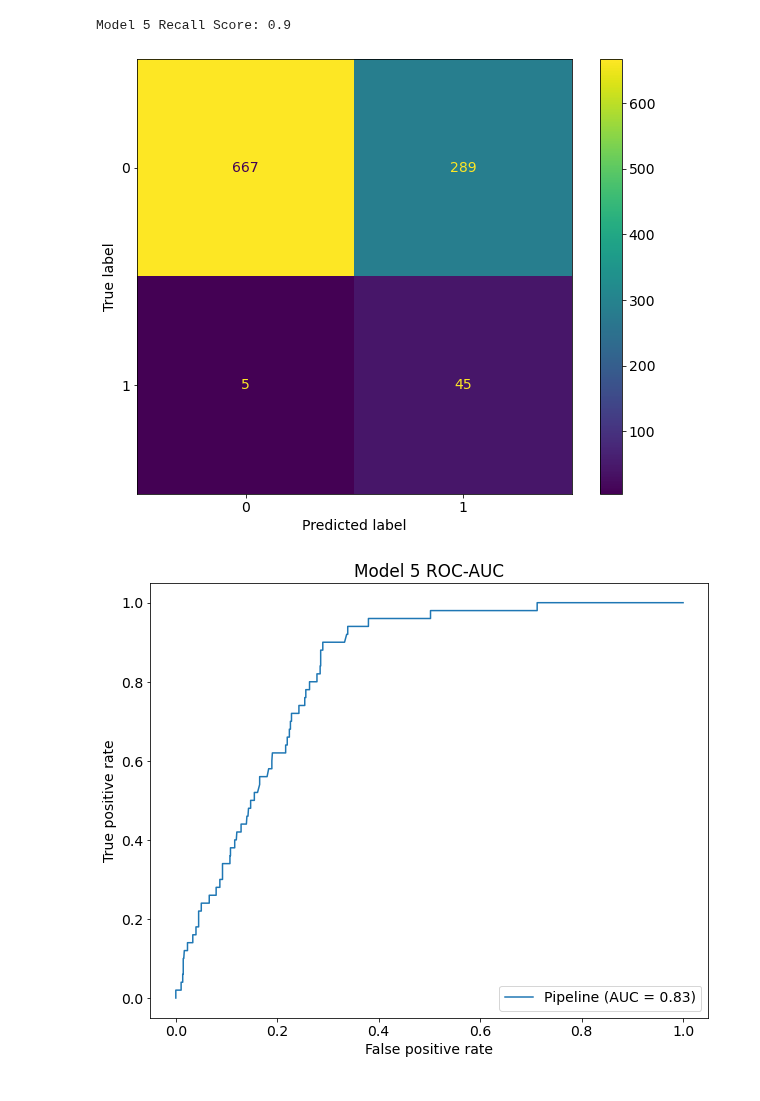
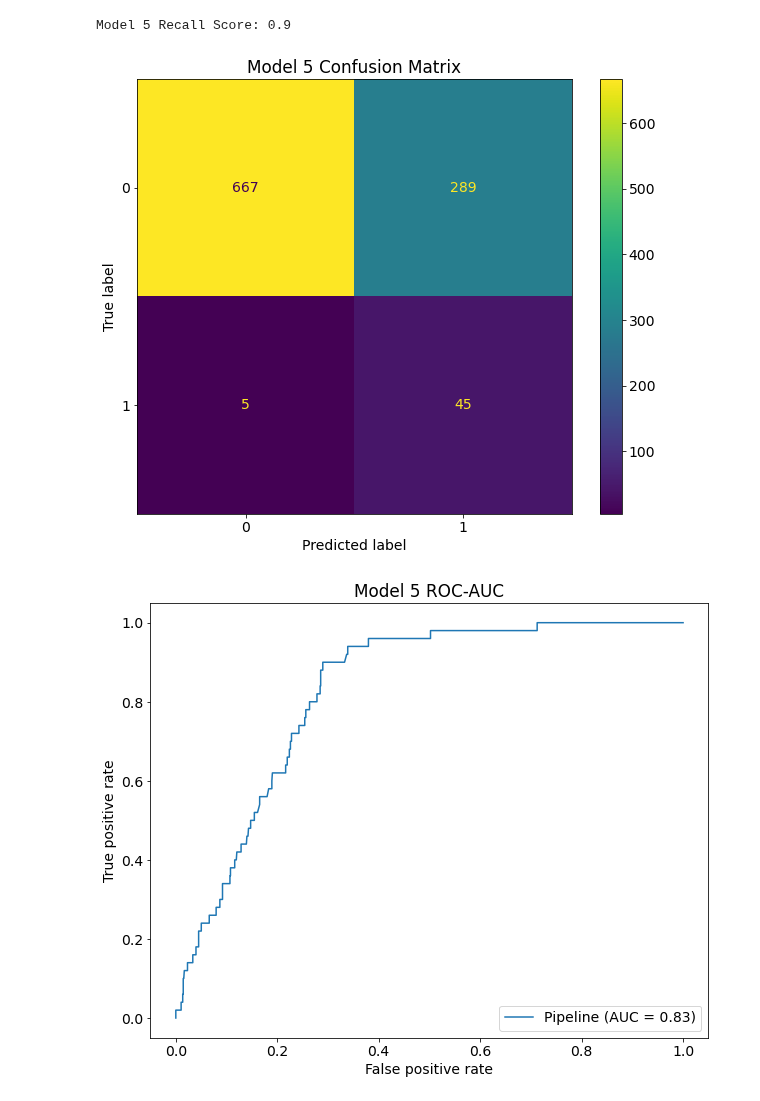
Before and after one commit to jordanate/machine-learning-classification, a Jupyter notebook: stroke-machine-learning-classification.ipynb, the cells around one changed output. Cells and saved outputs as stored; diff of their text form; code cells hidden in the pictures.

```diff
--- a/stroke-machine-learning-classification.ipynb
+++ b/stroke-machine-learning-classification.ipynb
@@ -703,10 +707,11 @@ Model 5 Recall Score: 0.9
 # %%
 # Creating a confusion matrix
 fig, ax = plt.subplots(figsize = (10, 8))
 plt.rcParams.update({'font.size': 14})
+ax.set_title('Model 5 Confusion Matrix')
 plot_confusion_matrix(model5_rf_clf, X_test, y_test, ax=ax);
 # %% [output]
-[figure, old version]
+[figure, new version]
 # %%
 # Visualizing the AUC (Area Under the Curve)
 fig, ax = plt.subplots(figsize = (10,8))
```
Also changed, not shown: parts of 9 cells of this notebook, 2 other files.
